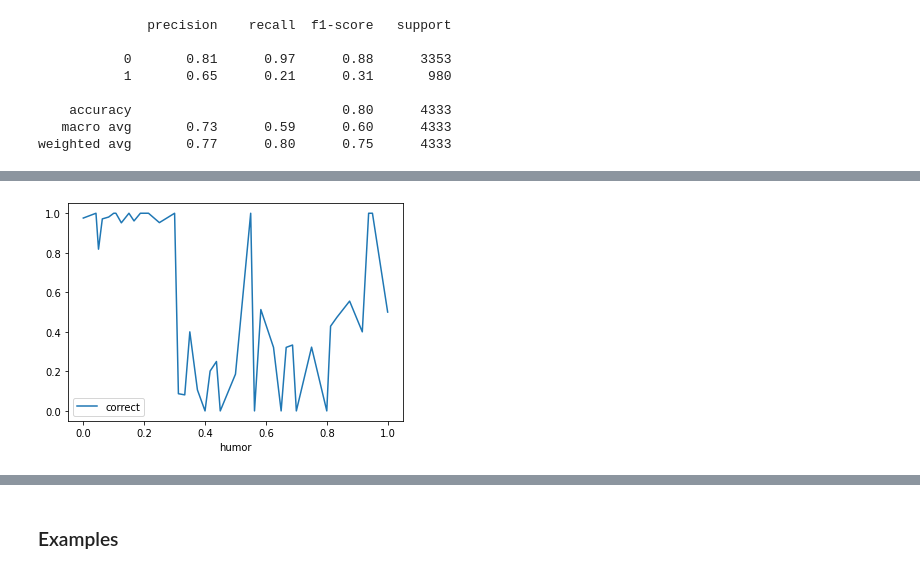
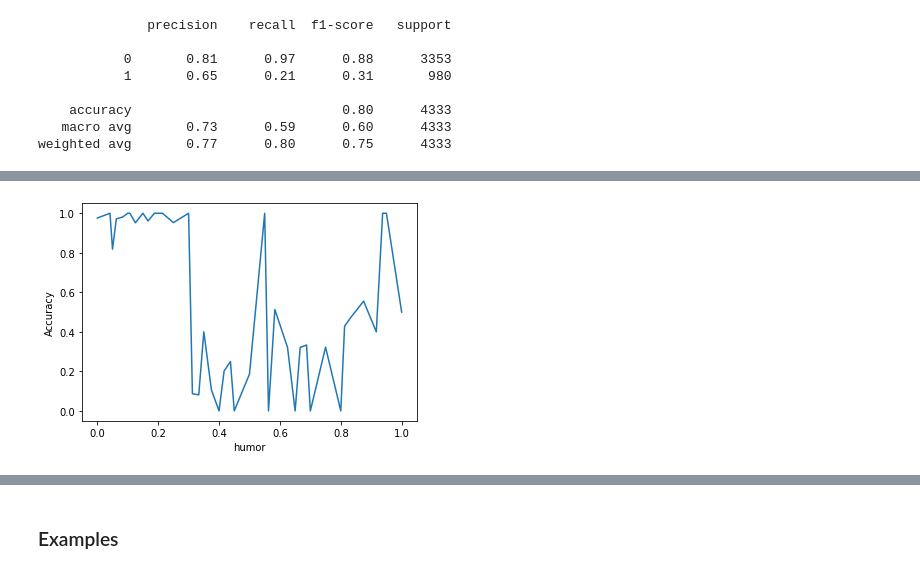
Before and after one commit to Timon0/nlp-text-titans, a Jupyter notebook: classifier/notebooks/error-analysis.ipynb, the cells around one changed output, grey strips where cells are left out. Saved outputs shown, nothing was run; the diff lists cells and outputs as text; code cells hidden in the pictures.

```diff
--- a/classifier/notebooks/error-analysis.ipynb
+++ b/classifier/notebooks/error-analysis.ipynb
@@ -83,6 +83,7 @@ for index, row in tqdm(df_test.iterrows(), total=df_test.shape[0]):
 # %%
 df_test['humor_prediction'] = df_test['humor_prediction'].astype(int)
 df_test['correct'] = df_test['humor_prediction'] == df_test['humor_label']
+df_test['correct_int'] = df_test['correct'].astype(int)
 # %% [markdown]
 ### Overall
 # %%
@@ -129,11 +126,7 @@ plt.show()
 # %%
-correct_count_per_humor = df_test.groupby('humor')['correct'].apply(lambda x: (x==True).sum())
-count_per_humor = df_test.groupby('humor')['correct'].count()
-
-accuracy_per_humor = (correct_count_per_humor / count_per_humor).reset_index()
-accuracy_per_humor['wrong'] = 1 - accuracy_per_humor['correct']
+humor_accurary = df_test.groupby('humor')['correct_int'].mean()
 # %%
-accuracy_per_humor.plot.line(x='humor', y='correct')
+humor_accurary.plot.line(ylabel="Accuracy")
 plt.show()
 # %% [output]
-[figure, old version]
+[figure, new version]
```
Also changed, not shown: parts of 16 cells of this notebook.
